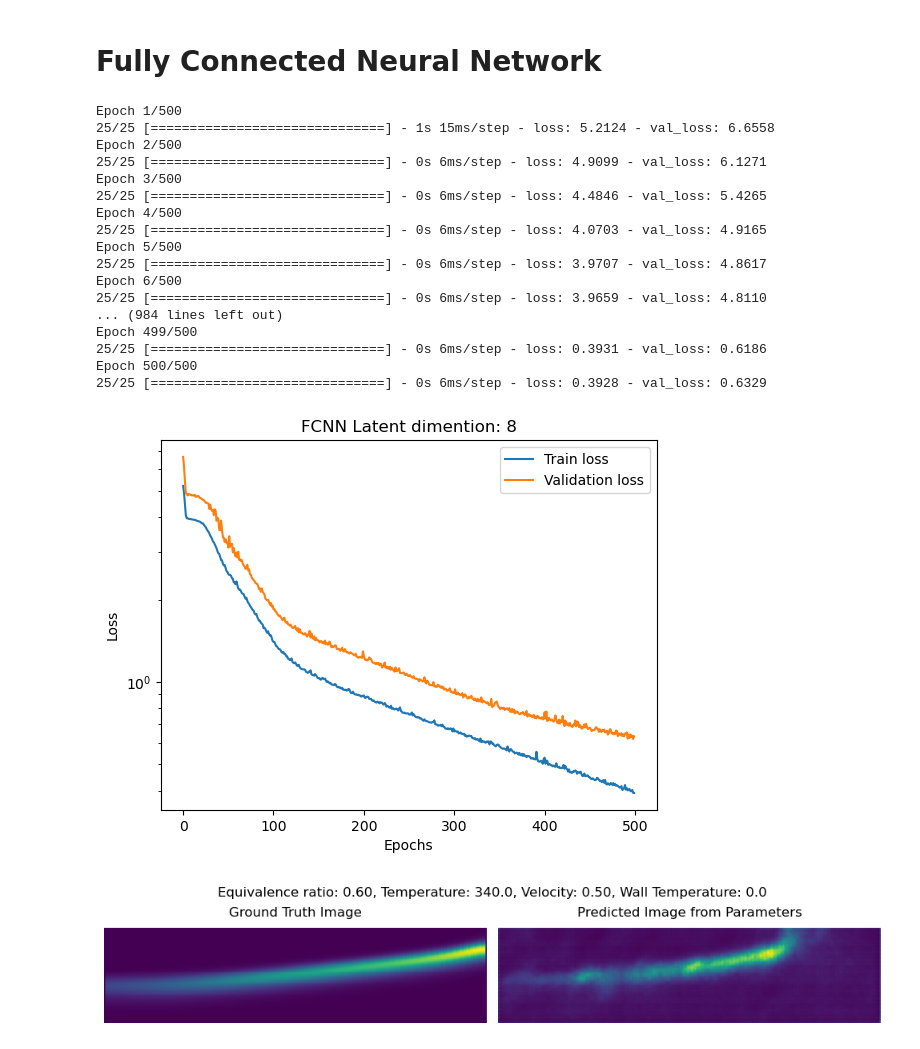
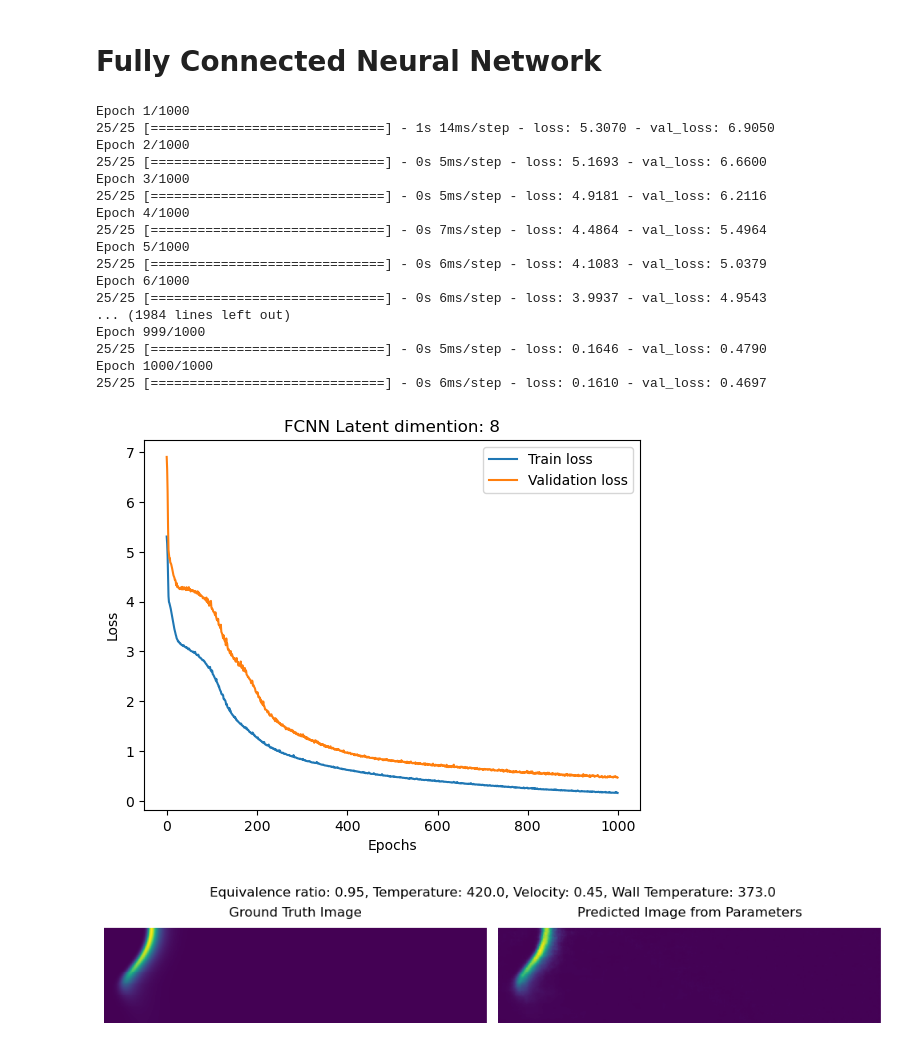
Before and after one commit to zzhuqshun/ML-for-dynamical-system, a Jupyter notebook: Autoencoder.ipynb, the cells around one changed output. Saved outputs shown, nothing was run; the diff lists cells and outputs as text; code cells hidden in the pictures.

Commit message:
try 1000 epochs

```diff
--- a/Autoencoder.ipynb
+++ b/Autoencoder.ipynb
@@ -568,15 +568,6 @@ mapping = tf.keras.Sequential([
     tf.keras.layers.Dense(256, activation='relu'),
     tf.keras.layers.Dense(512, activation='relu'),
     tf.keras.layers.Dense(1024, activation='relu'),
-    # tf.keras.layers.Dense(2048, activation='relu'),
-    # tf.keras.layers.Dense(512, activation='leaky_relu'),
-    # tf.keras.layers.Dense(246, activation='leaky_relu'),
-    # tf.keras.layers.Dense(128, activation='leaky_relu'),
-    # tf.keras.layers.Dense(64, activation='leaky_relu'),
-    # tf.keras.layers.Dense(32, activation='leaky_relu'),
-    # tf.keras.layers.Dense(16, activation='leaky_relu'),
-
-
     tf.keras.layers.Dense(latent_dim, activation='linear')
 ])
 
@@ -589,66 +580,66 @@ encoded_train_cae = CAE.encoder(train_data).numpy()
 encoded_train_mapping = encoded_train_cae
 encoded_test_mapping = encoded_test_cae
 
-hist_mapping = mapping.fit(label_train, encoded_train_mapping, epochs=500, batch_size=8,validation_data=(label_test,encoded_test_mapping))
+hist_mapping = mapping.fit(label_train, encoded_train_mapping, epochs=1000, batch_size=8,validation_data=(label_test,encoded_test_mapping))
 # %% [output]
-Epoch 1/500
-25/25 [==============================] - 1s 15ms/step - loss: 5.2124 - val_loss: 6.6558
-Epoch 2/500
-25/25 [==============================] - 0s 6ms/step - loss: 4.9099 - val_loss: 6.1271
-Epoch 3/500
-25/25 [==============================] - 0s 6ms/step - loss: 4.4846 - val_loss: 5.4265
-Epoch 4/500
-25/25 [==============================] - 0s 6ms/step - loss: 4.0703 - val_loss: 4.9165
-Epoch 5/500
-25/25 [==============================] - 0s 6ms/step - loss: 3.9707 - val_loss: 4.8617
-Epoch 6/500
-25/25 [==============================] - 0s 6ms/step - loss: 3.9659 - val_loss: 4.8110
-... (984 lines left out)
-Epoch 499/500
-25/25 [==============================] - 0s 6ms/step - loss: 0.3931 - val_loss: 0.6186
-Epoch 500/500
-25/25 [==============================] - 0s 6ms/step - loss: 0.3928 - val_loss: 0.6329
+Epoch 1/1000
+25/25 [==============================] - 1s 14ms/step - loss: 5.3070 - val_loss: 6.9050
+Epoch 2/1000
+25/25 [==============================] - 0s 5ms/step - loss: 5.1693 - val_loss: 6.6600
+Epoch 3/1000
+25/25 [==============================] - 0s 5ms/step - loss: 4.9181 - val_loss: 6.2116
+Epoch 4/1000
+25/25 [==============================] - 0s 7ms/step - loss: 4.4864 - val_loss: 5.4964
+Epoch 5/1000
+25/25 [==============================] - 0s 6ms/step - loss: 4.1083 - val_loss: 5.0379
+Epoch 6/1000
+25/25 [==============================] - 0s 6ms/step - loss: 3.9937 - val_loss: 4.9543
+... (1984 lines left out)
+Epoch 999/1000
+25/25 [==============================] - 0s 5ms/step - loss: 0.1646 - val_loss: 0.4790
+Epoch 1000/1000
+25/25 [==============================] - 0s 6ms/step - loss: 0.1610 - val_loss: 0.4697
 # %%
 loss_map = hist_mapping.history['loss']
 val_loss_map = hist_mapping.history['val_loss']
 
-plt.semilogy(loss_map, label ='Train loss')
-plt.semilogy(val_loss_map, label = 'Validation loss')
-# plt.plot(loss_map, label ='Train loss')
-# plt.plot(val_loss_map, label = 'Validation loss')
+# plt.semilogy(loss_map, label ='Train loss')
+# plt.semilogy(val_loss_map, label = 'Validation loss')
+plt.plot(loss_map, label ='Train loss')
+plt.plot(val_loss_map, label = 'Validation loss')
 plt.xlabel('Epochs')
 plt.ylabel('Loss')
 plt.title(f'FCNN Latent dimention: {latent_dim}')
 plt.legend()
 plt.show()
 # %% [output]
-[figure, old version]
+[figure, new version]
 # %%
-idx = 20
+idx = 230
 # 20, 32, 100, 170, 230
 
 new_params = df[idx]
 params = np.expand_dims(new_params, axis=0)
 latent_data = mapping(params)
 pred_img = (CAE.decoder(latent_data)).numpy()
 
 #plot the predicted image vs the ground truth
 fig = plt.figure(figsize=(10, 2))
 img = Qdot[idx]
 fig.suptitle(f'Equivalence ratio: {condition[idx][0] * 0.001:.2f}, '
                        f'Temperature: {condition[idx][1]}, '
                        f'Velocity: {condition[idx][2] * 0.01:.2f}, '
                        f'Wall Temperature: {condition[idx][3]}')
 ax = fig.add_subplot(1, 2, 1)
 plt.imshow(np.squeeze(img))
 plt.axis('off')
 plt.title("Ground Truth Image", pad=10)
 
 ax = fig.add_subplot(1, 2, 2)
 plt.imshow(np.squeeze(pred_img))
 plt.title("Predicted Image from Parameters", pad=10)
 plt.axis('off')
 plt.tight_layout()
 plt.show()
 # %% [output]
-[figure, old version]
+[figure, new version]
```
Also changed, not shown: 2 other files.
